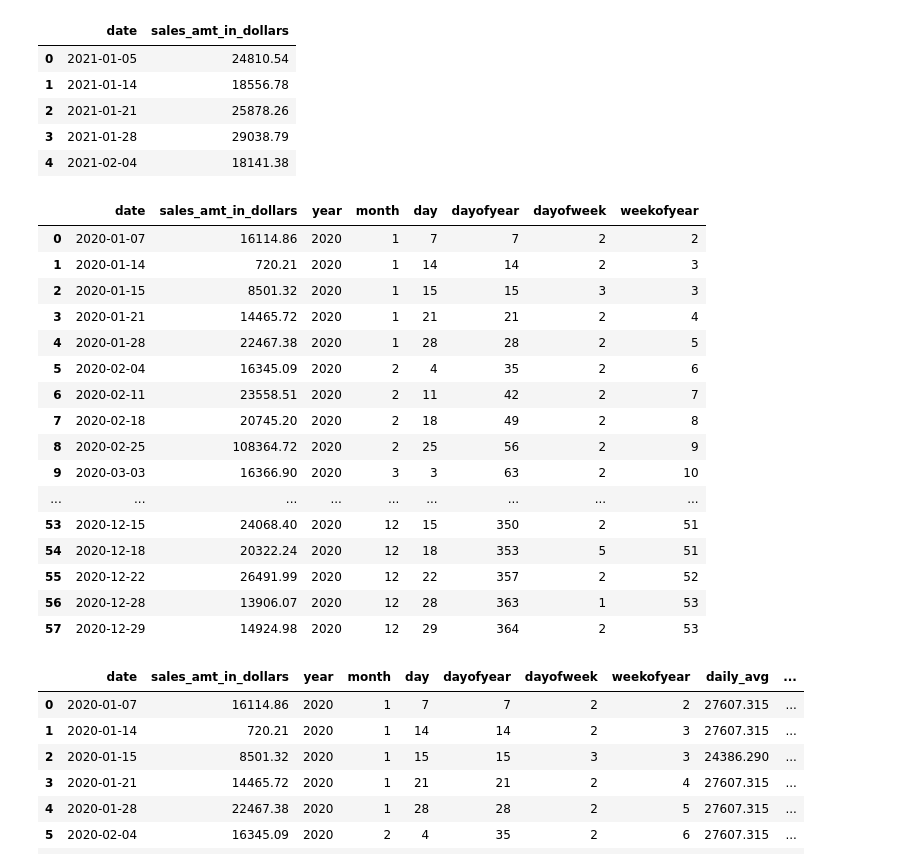
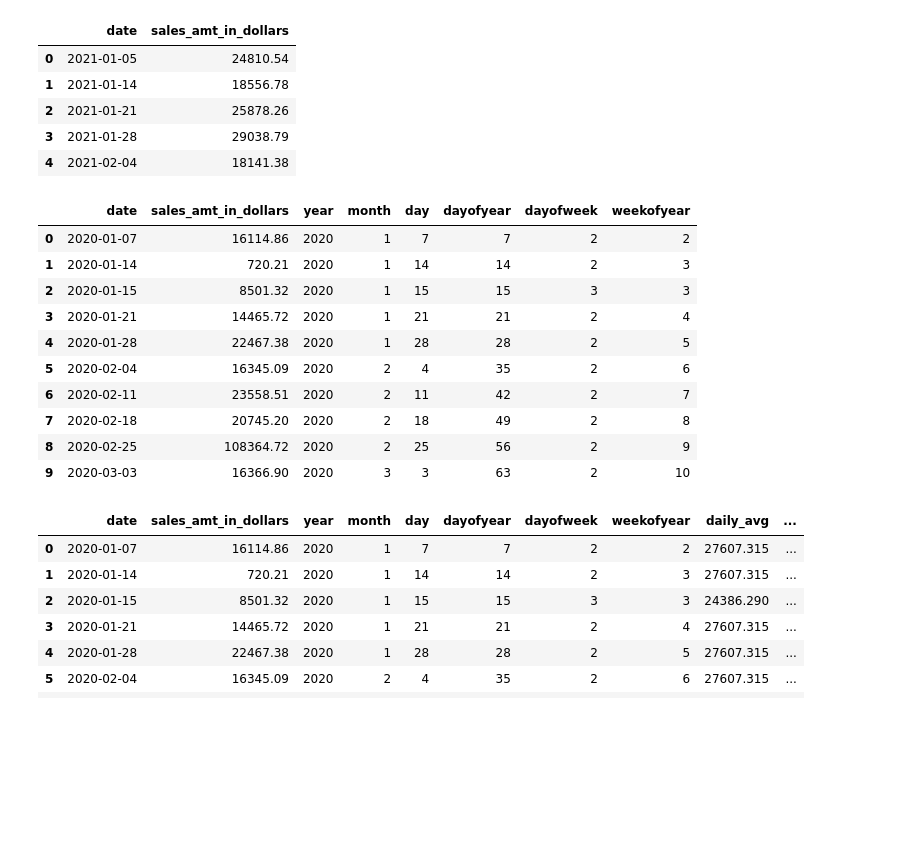
Before and after one commit to JSchoonmaker/Retail_sales_forecast, a Jupyter notebook: liquor_sales.ipynb, the cells around one changed output. Drawn from its saved outputs; the diff is of its cells as text; code cells hidden in the pictures; blank space fills up the shorter version.

```diff
--- a/liquor_sales.ipynb
+++ b/liquor_sales.ipynb
@@ -301,25 +295,19 @@ def date_features(df):
 # Dates Features for Train, Test
 train, test = date_features(train), date_features(test)
 # %%
-train
+train.head(10)
 # %% [output]
 |  | date | sales_amt_in_dollars | year | month | day | dayofyear | dayofweek | weekofyear |
 | 0 | 2020-01-07 | 16114.86 | 2020 | 1 | 7 | 7 | 2 | 2 |
 | 1 | 2020-01-14 | 720.21 | 2020 | 1 | 14 | 14 | 2 | 3 |
 | 2 | 2020-01-15 | 8501.32 | 2020 | 1 | 15 | 15 | 3 | 3 |
 | 3 | 2020-01-21 | 14465.72 | 2020 | 1 | 21 | 21 | 2 | 4 |
 | 4 | 2020-01-28 | 22467.38 | 2020 | 1 | 28 | 28 | 2 | 5 |
 | 5 | 2020-02-04 | 16345.09 | 2020 | 2 | 4 | 35 | 2 | 6 |
 | 6 | 2020-02-11 | 23558.51 | 2020 | 2 | 11 | 42 | 2 | 7 |
 | 7 | 2020-02-18 | 20745.20 | 2020 | 2 | 18 | 49 | 2 | 8 |
 | 8 | 2020-02-25 | 108364.72 | 2020 | 2 | 25 | 56 | 2 | 9 |
 | 9 | 2020-03-03 | 16366.90 | 2020 | 3 | 3 | 63 | 2 | 10 |
-| ... | ... | ... | ... | ... | ... | ... | ... | ... |
-| 53 | 2020-12-15 | 24068.40 | 2020 | 12 | 15 | 350 | 2 | 51 |
-| 54 | 2020-12-18 | 20322.24 | 2020 | 12 | 18 | 353 | 5 | 51 |
-| 55 | 2020-12-22 | 26491.99 | 2020 | 12 | 22 | 357 | 2 | 52 |
-| 56 | 2020-12-28 | 13906.07 | 2020 | 12 | 28 | 363 | 1 | 53 |
-| 57 | 2020-12-29 | 14924.98 | 2020 | 12 | 29 | 364 | 2 | 53 |
 # %%
 # Adding in the daily, weekly, and monthly average to the train and test sets, then dropping any empty rows
 train['daily_avg']  = train.groupby(['dayofweek'])['sales_amt_in_dollars'].transform('mean')
```
Also changed, not shown: parts of 4 cells of this notebook.
